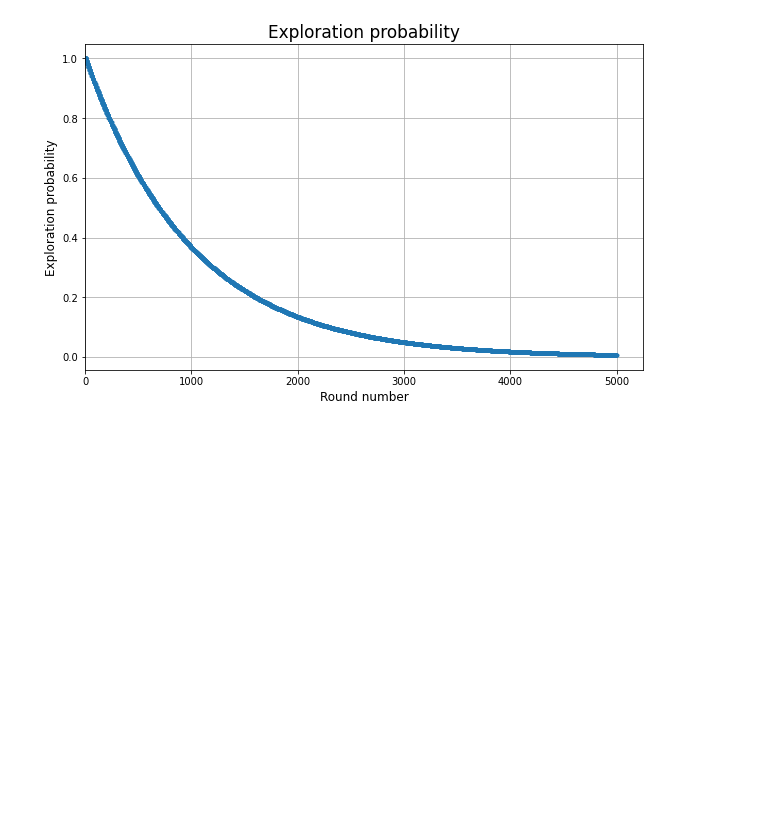
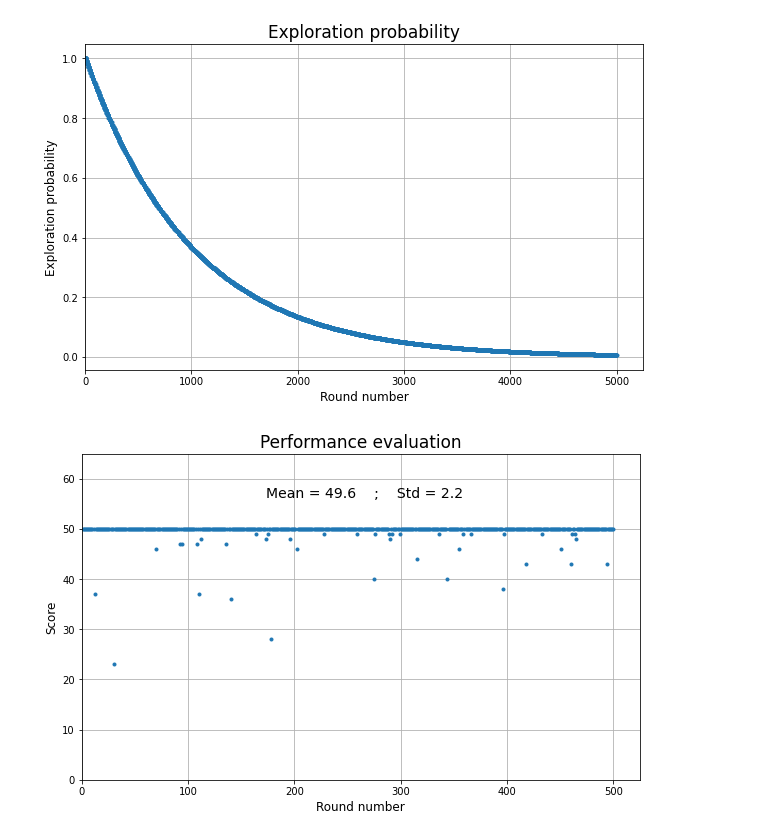
Before and after one commit to MrWhatZitToYaa/MLE, a Jupyter notebook: agent_code/custom_coin_collector/plots.ipynb, the cells around one changed output. Cells and saved outputs as stored; diff of their text form; code cells hidden in the pictures; blank space fills up the shorter version.

Commit message:
Added a way to evaluate the agents performance

```diff
--- a/agent_code/custom_coin_collector/plots.ipynb
+++ b/agent_code/custom_coin_collector/plots.ipynb
@@ -82,3 +80,36 @@ plt.grid()
 plt.savefig('./monitor_training/exploration_probability.jpg', dpi=300)
 # %% [output]
 [figure]
+# %%
+file = open("./monitor_training/performanceEvaluation.pkl", "rb")
+
+input = pickle.load(file)
+plt.figure(figsize=(10,6))
+rounds = np.linspace(1,len(input), len(input))
+plt.plot(rounds, input, '.')
+
+mean = round(np.mean(input),1)
+std = round(np.std(input), 1)
+
+maxY = max(input)
+
+# Add hyerparameters to plot as text
+hyper_params_text = "Mean = " + str(mean) + "    ;    Std = " + str(std)
+
+# Get the current axes object
+ax = plt.gca()
+# Add the text at the top left corner (fraction coordinates)
+ax.text(0.33, 0.9, hyper_params_text, fontsize=14,
+        transform=ax.transAxes, va='top', ha='left')
+
+# Make plot nice
+plt.title('Performance evaluation', fontsize=17)
+plt.xlabel('Round number', fontsize=12)
+plt.ylabel('Score', fontsize=12)
+plt.xlim(xmin=0)
+plt.ylim(ymin=0)
+plt.ylim(ymax=maxY*1.3)
+plt.grid()
+plt.savefig('./monitor_training/exploration_probability.jpg', dpi=300)
+# %% [output]
+[figure, added]
```
Also changed, not shown: parts of 1 cell of this notebook, 6 other files.
